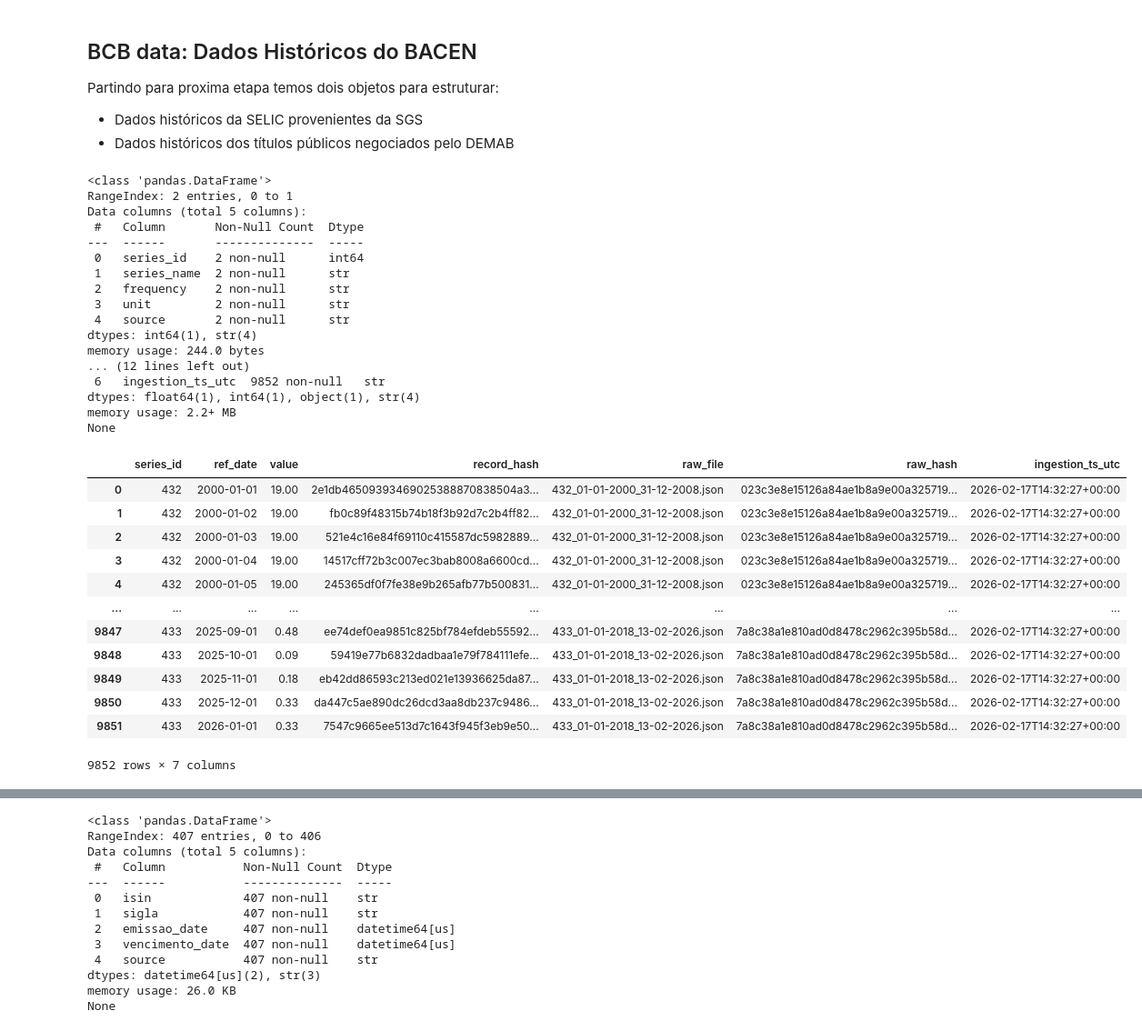
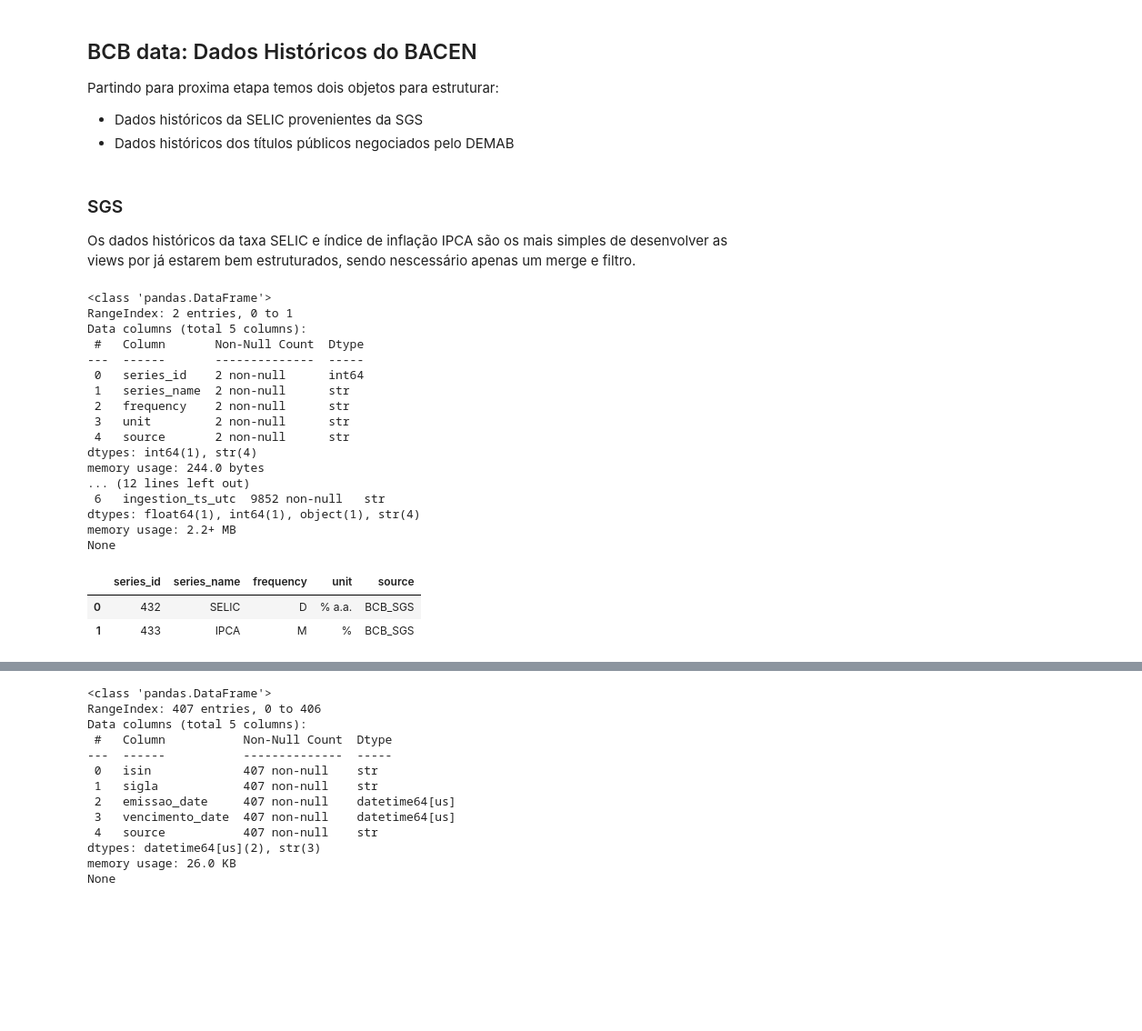
Before and after one commit to JuanRocha01/ML-ETTJ26, a Jupyter notebook: study/refined.ipynb, the cells around one changed output, grey strips where cells are left out. Shown at 91% size. Cells and saved outputs as stored; diff of their text form; code cells hidden in the pictures; blank space fills up the shorter version.

Commit message:
Create views trusted

```diff
--- a/study/refined.ipynb
+++ b/study/refined.ipynb
@@ -91,41 +87,35 @@ con.sql("SHOW TABLES")
 Partindo para proxima etapa temos dois objetos para estruturar:
 - Dados históricos da SELIC provenientes da SGS
 - Dados históricos dos títulos públicos negociados pelo DEMAB
+# %% [markdown]
+### SGS
+
+Os dados históricos da taxa SELIC e índice de inflação IPCA são os mais simples de desenvolver as views por já estarem bem estruturados, sendo nescessário apenas um merge e filtro.
 # %%
 df_sgs_meta = pd.read_parquet(Path(r"C:\Users\Dell\OneDrive\Documentos\GitHub\ML-ETTJ26\data\02_trusted\bcb\sgs\series_meta.parquet"))
 df_sgs_points = pd.read_parquet(Path(r"C:\Users\Dell\OneDrive\Documentos\GitHub\ML-ETTJ26\data\02_trusted\bcb\sgs\points.parquet"))
 
 print(df_sgs_meta.info())
 print(df_sgs_points.info())
-df_sgs_points
+df_sgs_meta
 # %% [output]
 <class 'pandas.DataFrame'>
 RangeIndex: 2 entries, 0 to 1
 Data columns (total 5 columns):
  #   Column       Non-Null Count  Dtype
 ---  ------       --------------  -----
  0   series_id    2 non-null      int64
  1   series_name  2 non-null      str
  2   frequency    2 non-null      str
  3   unit         2 non-null      str
  4   source       2 non-null      str
 dtypes: int64(1), str(4)
 memory usage: 244.0 bytes
 ... (12 lines left out)
  6   ingestion_ts_utc  9852 non-null   str
 dtypes: float64(1), int64(1), object(1), str(4)
 memory usage: 2.2+ MB
 None
-|  | series_id | ref_date | value | record_hash | raw_file | raw_hash | ingestion_ts_utc |
-| 0 | 432 | 2000-01-01 | 19.00 | 2e1db46509393469025388870838504a3... | 432_01-01-2000_31-12-2008.json | 023c3e8e15126a84ae1b8a9e00a325719... | 2026-02-17T14:32:27+00:00 |
-| 1 | 432 | 2000-01-02 | 19.00 | fb0c89f48315b74b18f3b92d7c2b4ff82... | 432_01-01-2000_31-12-2008.json | 023c3e8e15126a84ae1b8a9e00a325719... | 2026-02-17T14:32:27+00:00 |
-| 2 | 432 | 2000-01-03 | 19.00 | 521e4c16e84f69110c415587dc5982889... | 432_01-01-2000_31-12-2008.json | 023c3e8e15126a84ae1b8a9e00a325719... | 2026-02-17T14:32:27+00:00 |
-| 3 | 432 | 2000-01-04 | 19.00 | 14517cff72b3c007ec3bab8008a6600cd... | 432_01-01-2000_31-12-2008.json | 023c3e8e15126a84ae1b8a9e00a325719... | 2026-02-17T14:32:27+00:00 |
-| 4 | 432 | 2000-01-05 | 19.00 | 245365df0f7fe38e9b265afb77b500831... | 432_01-01-2000_31-12-2008.json | 023c3e8e15126a84ae1b8a9e00a325719... | 2026-02-17T14:32:27+00:00 |
-| ... | ... | ... | ... | ... | ... | ... | ... |
-| 9847 | 433 | 2025-09-01 | 0.48 | ee74def0ea9851c825bf784efdeb55592... | 433_01-01-2018_13-02-2026.json | 7a8c38a1e810ad0d8478c2962c395b58d... | 2026-02-17T14:32:27+00:00 |
-| 9848 | 433 | 2025-10-01 | 0.09 | 59419e77b6832dadbaa1e79f784111efe... | 433_01-01-2018_13-02-2026.json | 7a8c38a1e810ad0d8478c2962c395b58d... | 2026-02-17T14:32:27+00:00 |
-| 9849 | 433 | 2025-11-01 | 0.18 | eb42dd86593c213ed021e13936625da87... | 433_01-01-2018_13-02-2026.json | 7a8c38a1e810ad0d8478c2962c395b58d... | 2026-02-17T14:32:27+00:00 |
-| 9850 | 433 | 2025-12-01 | 0.33 | da447c5ae890dc26dcd3aa8db237c9486... | 433_01-01-2018_13-02-2026.json | 7a8c38a1e810ad0d8478c2962c395b58d... | 2026-02-17T14:32:27+00:00 |
-| 9851 | 433 | 2026-01-01 | 0.33 | 7547c9665ee513d7c1643f945f3eb9e50... | 433_01-01-2018_13-02-2026.json | 7a8c38a1e810ad0d8478c2962c395b58d... | 2026-02-17T14:32:27+00:00 |
+|  | series_id | series_name | frequency | unit | source |
+| 0 | 432 | SELIC | D | % a.a. | BCB_SGS |
+| 1 | 433 | IPCA | M | % | BCB_SGS |
-9852 rows × 7 columns
```
Also changed, not shown: parts of 13 cells of this notebook, 7 other files.
